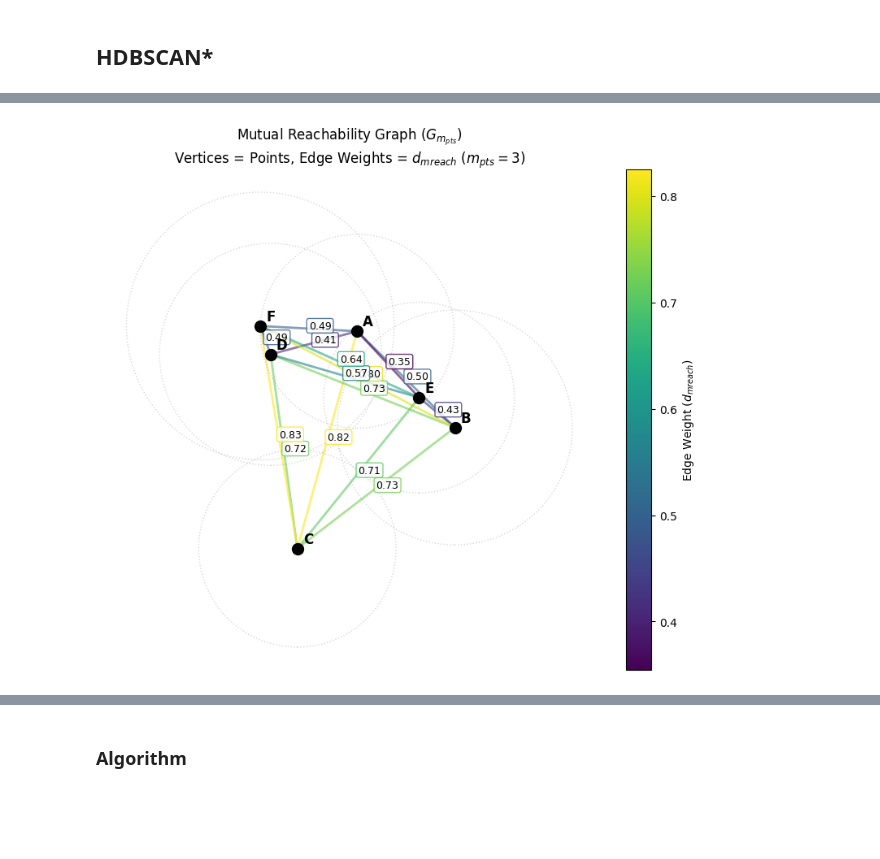
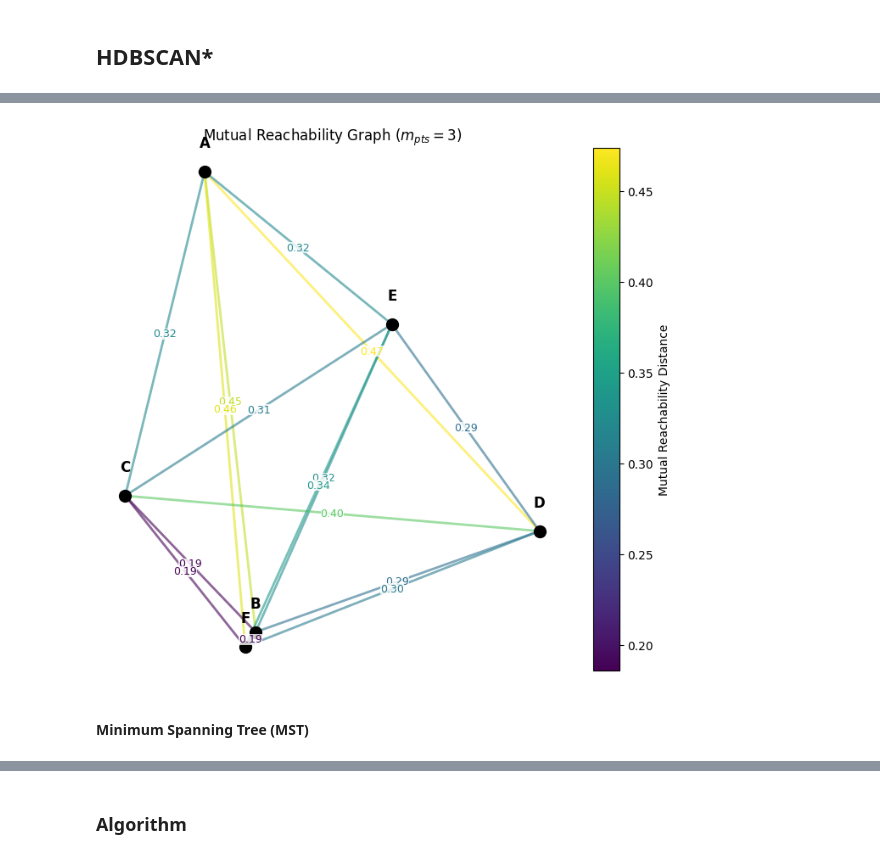
Before and after one commit to carlos-vf/HDBSCAN, a Jupyter notebook: HDBSCAN.ipynb, the cells around one changed output, grey strips where cells are left out. Cells and saved outputs as stored; diff of their text form; code cells hidden in the pictures; blank space fills up the shorter version.

```diff
--- a/HDBSCAN.ipynb
+++ b/HDBSCAN.ipynb
@@ -307,0 +334,15 @@ plt.show()
+# %%
+def mutual_reachability_graph(X, weights):
+    '''
+    Construct the Mutual Reachability Graph for dataset X.
+    '''
+
+    n_points = X.shape[0]
+
+    matrix = np.full((n_points, n_points), np.inf)
+    for i, j in combinations(range(n_points), 2):
+        mreach_dist = mutual_reachability_distance(X, i, j, weights)
+        matrix[i, j] = mreach_dist
+        matrix[j, i] = mreach_dist
+
+    return matrix
@@ -308,49 +351,44 @@ plt.show()
 # %%
 # Generate a small dataset
-np.random.seed(42)
 X = np.random.rand(6, 2)
 labels = ['A', 'B', 'C', 'D', 'E', 'F']
 m_pts = 3
 
-# Core Distances for all points
-dists, _ = nbrs.kneighbors(X)
-core_dists = dists[:, -1]
-
-# Mutual Reachability Distances for all pairs
-pairs = list(combinations(range(len(X)), 2))
-mreach_dists = {}
-
-for i, j in pairs:
-    d_ij = np.linalg.norm(X[i] - X[j])
-    mr_ij = max(core_dists[i], core_dists[j], d_ij)
-    mreach_dists[(i, j)] = mr_ij
+# Mutual Reachability Graph
+core_dists = core_distances(X, m_pts)
+mreach_dists = mutual_reachability_graph(X, core_dists)
 
 # Plotting
+finite_dists = mreach_dists[np.isfinite(mreach_dists)]
+vmin = np.min(finite_dists)
+vmax = np.max(finite_dists)
 fig, ax = plt.subplots(figsize=(10, 8))
 cmap = plt.cm.viridis
-norm = plt.Normalize(vmin=min(mreach_dists.values()), vmax=max(mreach_dists.values()))
-for (i, j), dist in mreach_dists.items():
-    p1 = X[i]
-    p2 = X[j]
-    color = cmap(norm(dist))
-    ax.plot([p1[0], p2[0]], [p1[1], p2[1]], color=color, alpha=0.6, linewidth=2, zorder=1)
-    mid_x = (p1[0] + p2[0]) / 2
-    mid_y = (p1[1] + p2[1]) / 2
-    ax.text(mid_x, mid_y, f'{dist:.2f}', fontsize=9, color='black',
-            bbox=dict(facecolor='white', edgecolor=color, boxstyle='round,pad=0.2', alpha=0.8))
-ax.scatter(X[:, 0], X[:, 1], c='black', s=100, zorder=5)
-for i, (txt, c_dist) in enumerate(zip(labels, core_dists)):
-    ax.annotate(txt, (X[i, 0], X[i, 1]), xytext=(5, 5), textcoords='offset points', fontsize=12, fontweight='bold', zorder=6)
-    circle = plt.Circle(X[i], c_dist, color='gray', fill=False, linestyle=':', alpha=0.3)
-    ax.add_patch(circle)
+norm = plt.Normalize(vmin=vmin, vmax=vmax)
+for (i, j), dist in np.ndenumerate(mreach_dists):
+    if i < j and np.isfinite(dist):
+        p1 = X[i]
+        p2 = X[j]
+        color = cmap(norm(dist))
+        ax.plot([p1[0], p2[0]], [p1[1], p2[1]], color=color, alpha=0.6, linewidth=2, zorder=1)
+        mid_x = (p1[0] + p2[0]) / 2
+        mid_y = (p1[1] + p2[1]) / 2
+        ax.text(mid_x, mid_y, f'{dist:.2f}', fontsize=9, color=color,
+                bbox=dict(facecolor='white', edgecolor='none', alpha=0.8, pad=0),
+                ha='center', va='center')
+for idx, point in enumerate(X):
+    ax.scatter(point[0], point[1], c='black', s=100, zorder=2)
+    ax.text(point[0], point[1]+0.02, labels[idx], fontsize=12, ha='center', va='bottom', zorder=3, fontweight='bold')
 sm = plt.cm.ScalarMappable(cmap=cmap, norm=norm)
 sm.set_array([])
-cbar = plt.colorbar(sm, ax=ax)
-cbar.set_label('Edge Weight ($d_{mreach}$)')
-ax.set_title(f"Mutual Reachability Graph ($G_{{m_{{pts}}}}$)\nVertices = Points, Edge Weights = $d_{{mreach}}$ ($m_{{pts}}={m_pts}$)")
+plt.colorbar(sm, ax=ax, label='Mutual Reachability Distance')
+ax.set_title(f'Mutual Reachability Graph ($m_{{pts}}={m_pts}$)')
 ax.set_aspect('equal')
 ax.axis('off')
+
 plt.show()
 # %% [output]
-[figure, old version]
+[figure, new version]
+# %% [markdown]
+#### Minimum Spanning Tree (MST)
 # %% [markdown]
```
Also changed, not shown: parts of 25 cells of this notebook, 3 other files.
